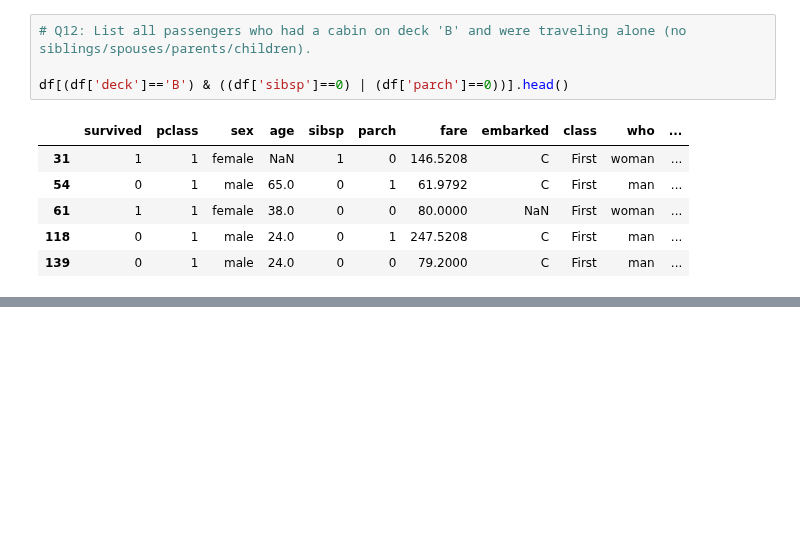
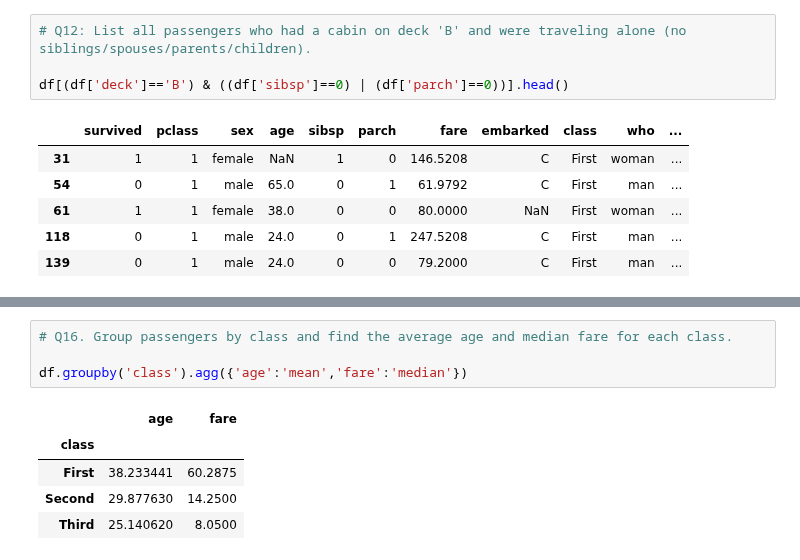
Before and after one commit to Vaishnavi-Gajinkar/Codingwise, a Jupyter notebook: projectsNcasestudies/titanicCS.ipynb, the cells around one changed output, grey strips where cells are left out. Cells and saved outputs as stored; diff of their text form; blank space fills up the shorter version.

```diff
--- a/projectsNcasestudies/titanicCS.ipynb
+++ b/projectsNcasestudies/titanicCS.ipynb
@@ -498,0 +510,10 @@ median fare 8.05
+# %%
+# Q16. Group passengers by class and find the average age and median fare for each class.
+
+df.groupby('class').agg({'age':'mean','fare':'median'})
+# %% [output]
+|  | age | fare |
+| class |  |  |
+| First | 38.233441 | 60.2875 |
+| Second | 29.877630 | 14.2500 |
+| Third | 25.140620 | 8.0500 |
```
Also changed, not shown: parts of 4 cells of this notebook.
